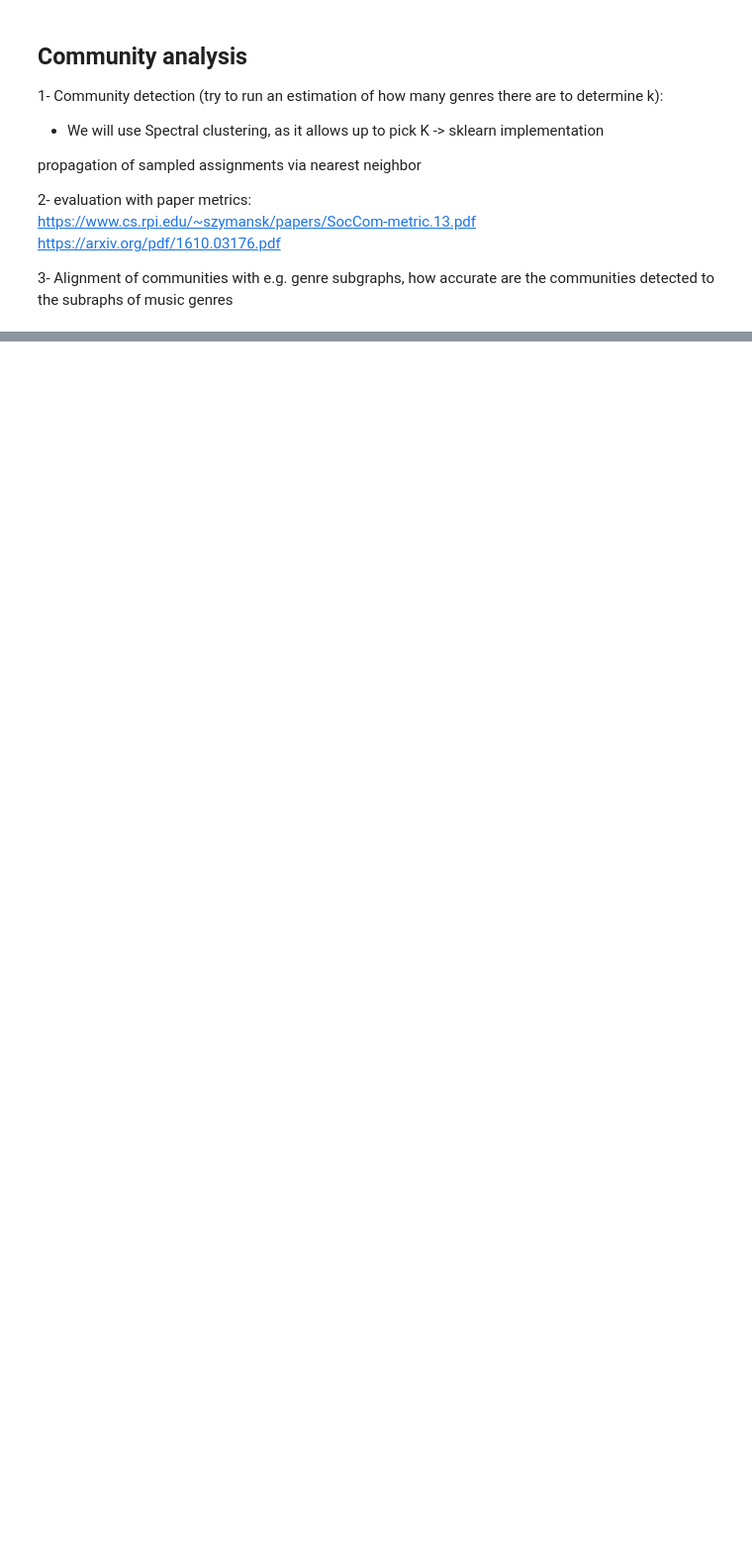
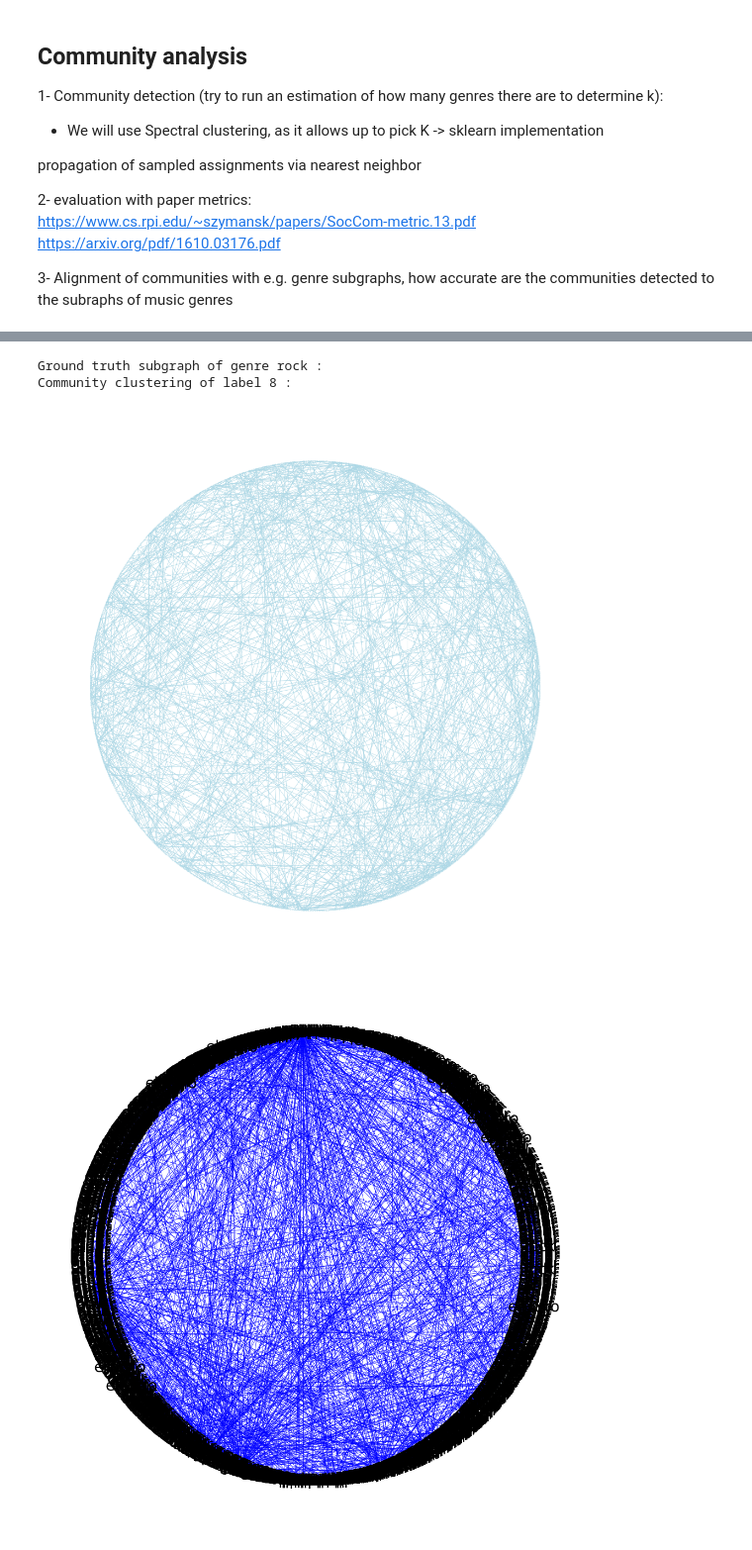
Before and after one commit to GiovanniFaldani/AlgorithmsInDataScience-Homework, a Jupyter notebook: final_project/Final HW.ipynb, the cells around one changed output, grey strips where cells are left out. Shown at 99% size. Saved outputs shown, nothing was run; the diff lists cells and outputs as text; code cells hidden in the pictures; blank space fills up the shorter version.

```diff
--- a/final_project/Final HW.ipynb
+++ b/final_project/Final HW.ipynb
@@ -467,0 +454,12 @@ Number of nodes in community  2 :  14
+# %%
+# calculate max degree to know how much to iterate
+comps = nx.connected_components(G2)
+
+maxdeg = 0
+for comp in comps:
+    sub = G2.subgraph(comp)
+    deg = nx.approximation.diameter(sub)
+    if deg > maxdeg:
+        maxdeg = deg
+
+print("Maximum degree is:", maxdeg)
@@ -467,0 +468,12 @@ Number of nodes in community  2 :  14
+# %%
+# propagation of labels
+for k in range(maxdeg): #graph is not connected, some nodes may never get assigned (-1)
+    for i in range(len(Gclustering)):
+        if Gclustering[i] != -1:
+            l = Gclustering[i]
+            neighbors = np.array(list(G2.neighbors(Gids_index[i])))
+            neighbor_indices = [Gindex_ids[i] for i in neighbors]
+            for index in neighbor_indices:
+                Gclustering[index] = l
+
+print("first 100 assignments on G2:", Gclustering[:100])
@@ -467,0 +487,14 @@ Number of nodes in community  2 :  14
+# %%
+# prune graph of unconnected nodes
+G3 = G2.copy() # G3 is our pruned graph
+G3clustering = Gclustering.tolist()
+i = 0
+for i in range(len(Gclustering)):
+    if Gclustering[i] == -1:
+        ID = Gids_index[i]
+        G3clustering.remove(-1)
+        G3.remove_node(ID)
+
+G3clustering = np.array(G3clustering)
+print(len(G3.nodes), ' = ', len(G3clustering))
+print("first 100 assignments on G3:", G3clustering[:100])
@@ -468,2 +548,14 @@ Number of nodes in community  2 :  14
 # %%
 # how does this compare to genre subgraphs?
+i = 8
+
+print('Ground truth subgraph of genre', macroGenres[i],':')
+print_genre(G3, macroGenres[i])
+
+print('Community clustering of label', i, ':')
+print_community(G3, G3clustering, i)
+# %% [output]
+Ground truth subgraph of genre rock :
+Community clustering of label 8 :
+[figure, added]
+[figure, added]
```
Also changed, not shown: parts of 14 cells of this notebook.
